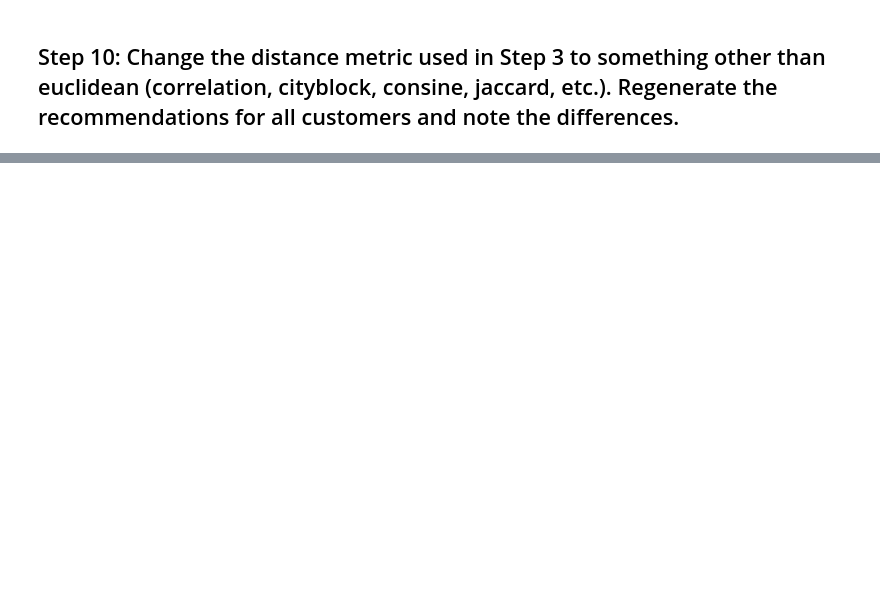
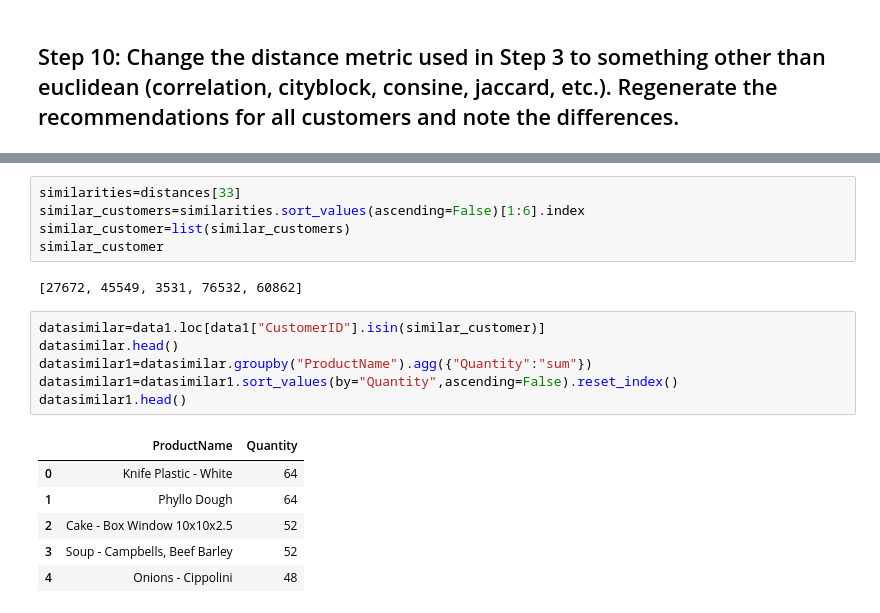
Before and after one commit to bmedm/datamad0820, a Jupyter notebook: module-2/lab-intro-recommender-systems/your-code/main.ipynb, the cells around one changed output, grey strips where cells are left out. Cells and saved outputs as stored; diff of their text form; blank space fills up the shorter version.

```diff
--- a/module-2/lab-intro-recommender-systems/your-code/main.ipynb
+++ b/module-2/lab-intro-recommender-systems/your-code/main.ipynb
@@ -160,0 +192,20 @@ for i in customer:
+# %%
+similarities=distances[33]
+similar_customers=similarities.sort_values(ascending=False)[1:6].index
+similar_customer=list(similar_customers)
+similar_customer
+# %% [output]
+[27672, 45549, 3531, 76532, 60862]
+# %%
+datasimilar=data1.loc[data1["CustomerID"].isin(similar_customer)]
+datasimilar.head()
+datasimilar1=datasimilar.groupby("ProductName").agg({"Quantity":"sum"})
+datasimilar1=datasimilar1.sort_values(by="Quantity",ascending=False).reset_index()
+datasimilar1.head()
+# %% [output]
+|  | ProductName | Quantity |
+| 0 | Knife Plastic - White | 64 |
+| 1 | Phyllo Dough | 64 |
+| 2 | Cake - Box Window 10x10x2.5 | 52 |
+| 3 | Soup - Campbells, Beef Barley | 52 |
+| 4 | Onions - Cippolini | 48 |
```
Also changed, not shown: parts of 6 cells of this notebook.
